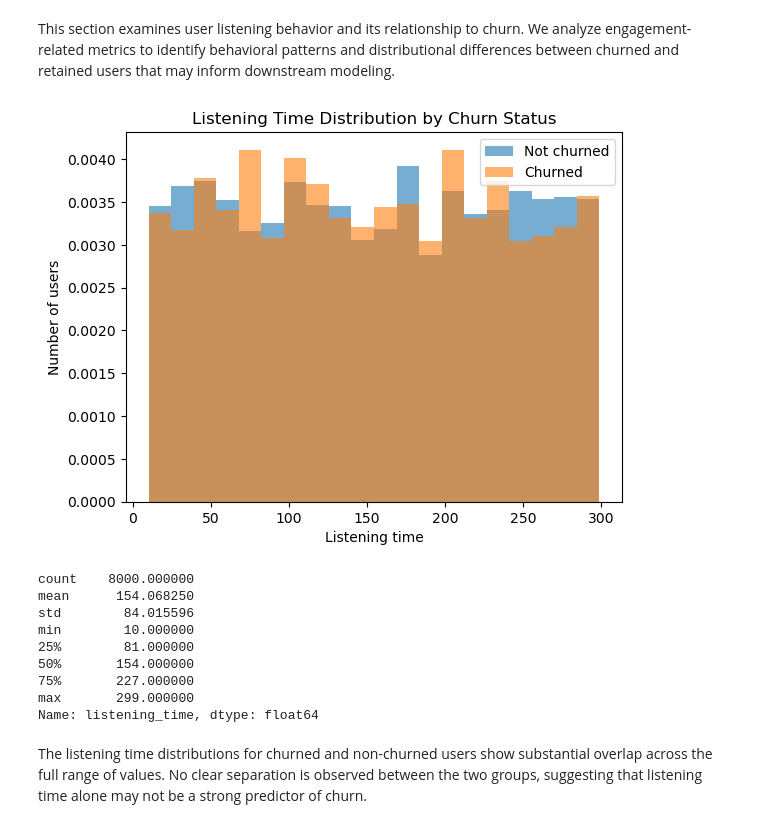
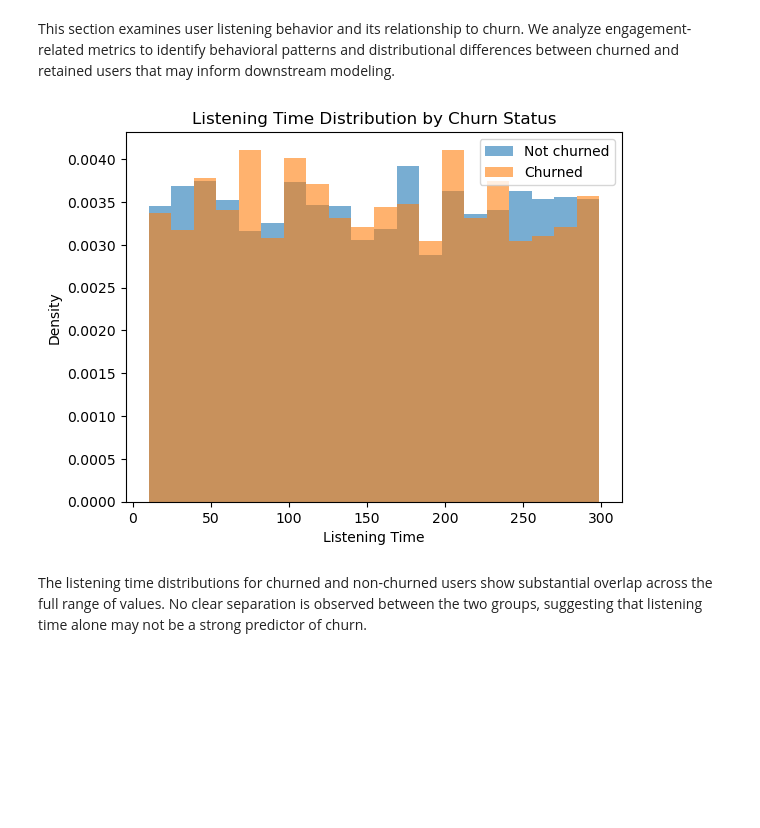
Before and after one commit to UCB-stat-159-f25/final-group08, a Jupyter notebook: notebooks/step02_eda.ipynb, the cells around one changed output. Drawn from its saved outputs; the diff is of its cells as text; code cells hidden in the pictures; blank space fills up the shorter version.

```diff
--- a/notebooks/step02_eda.ipynb
+++ b/notebooks/step02_eda.ipynb
@@ -172,32 +233,31 @@ Among all subscription types, the Family plan exhibits the highest churn rate at
 # %% [markdown]
 This section examines user listening behavior and its relationship to churn. We analyze engagement-related metrics to identify behavioral patterns and distributional differences between churned and retained users that may inform downstream modeling.
 # %%
+# split data
 lt_stayed = df[df["is_churned"] == 0]["listening_time"]
 lt_churned = df[df["is_churned"] == 1]["listening_time"]
 
+# create figure
+fig, ax = plt.subplots()
 
+ax.hist(lt_stayed, bins=20, alpha=0.6, label="Not churned", density=True)
+ax.hist(lt_churned, bins=20, alpha=0.6, label="Churned", density=True)
 
-plt.hist(lt_stayed, bins=20, alpha=0.6, label="Not churned", density=True)
-plt.hist(lt_churned, bins=20, alpha=0.6, label="Churned", density=True)
+ax.set_xlabel("Listening Time")
+ax.set_ylabel("Density")
+ax.set_title("Listening Time Distribution by Churn Status")
+ax.legend()
 
-plt.xlabel("Listening time")
-plt.ylabel("Number of users")
-plt.title("Listening Time Distribution by Churn Status")
-plt.legend()
+# save figure
+fig.savefig(
+    "../fig_builds/step02_eda/listening_time_distribution_by_churn.png",
+    dpi=300,
+    bbox_inches="tight"
+)
+
 plt.show()
-#catch extreme outliers
-df["listening_time"].describe()
 # %% [output]
-[figure, old version]
+[figure, new version]
-count    8000.000000
-mean      154.068250
-std        84.015596
-min        10.000000
-25%        81.000000
-50%       154.000000
-75%       227.000000
-max       299.000000
-Name: listening_time, dtype: float64
 # %% [markdown]
 The listening time distributions for churned and non-churned users show substantial overlap across the full range of values. No clear separation is observed between the two groups, suggesting that listening time alone may not be a strong predictor of churn.
 # %%
```
Also changed, not shown: parts of 8 cells of this notebook.
